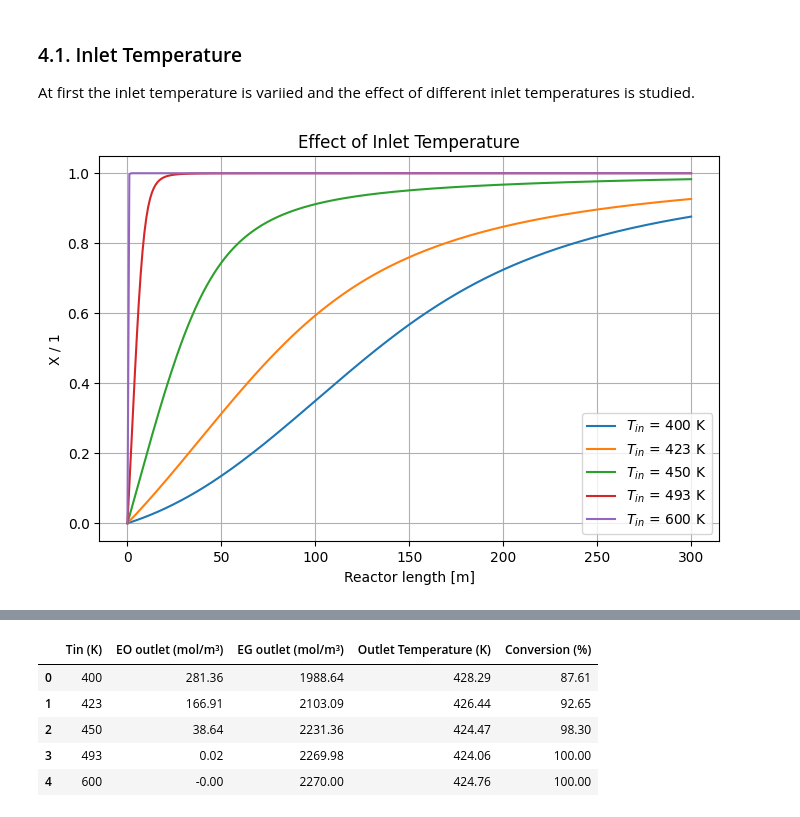
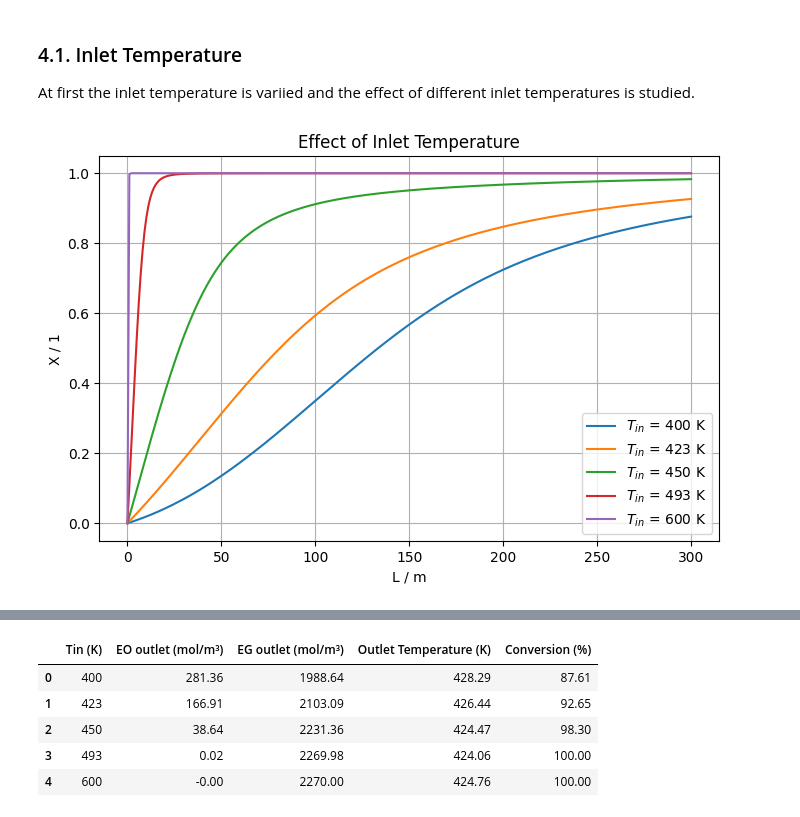
Before and after one commit to ivanna1398-dotcom/CRE-Assignment-3, a Jupyter notebook: Group 6 Assignment 3.0.ipynb, the cells around one changed output, grey strips where cells are left out. Cells and saved outputs as stored; diff of their text form; code cells hidden in the pictures.

```diff
--- a/Group 6 Assignment 3.0.ipynb
+++ b/Group 6 Assignment 3.0.ipynb
@@ -396,23 +403,23 @@ At first the inlet temperature is variied and the effect of different inlet temp
 # %%
 # Reset base case
 
 reset_base_case()
 
 Tin_list = [400, 423, 450, 493, 600]
 
 plt.figure(figsize=(8,5))
 
 for Tin_case in Tin_list:
     y0 = [cEO0, cEG0, Tin_case]
     sol_case = solve_ivp(PFTR,[0,L],y0,method='BDF',t_eval=zeval)
     X_case = (cEO0 - sol_case.y[0]) / cEO0
     plt.plot(sol_case.t, X_case, label=f'$T_{{in}}$ = {Tin_case} K')
 
-plt.xlabel('Reactor length [m]')
+plt.xlabel('L / m')
 plt.ylabel('X / 1')
 plt.title('Effect of Inlet Temperature')
 plt.legend()
 plt.grid()
 plt.show()
 # %% [output]
-[figure, old version]
+[figure, new version]
```
Also changed, not shown: parts of 14 cells of this notebook.
